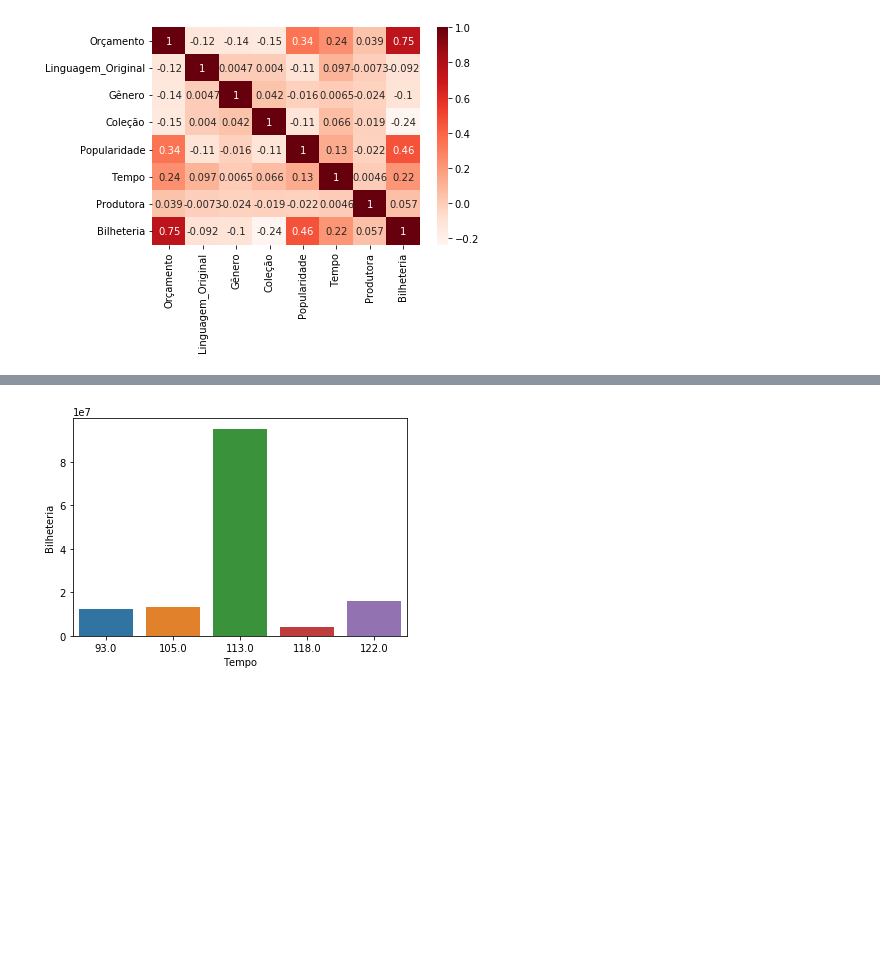
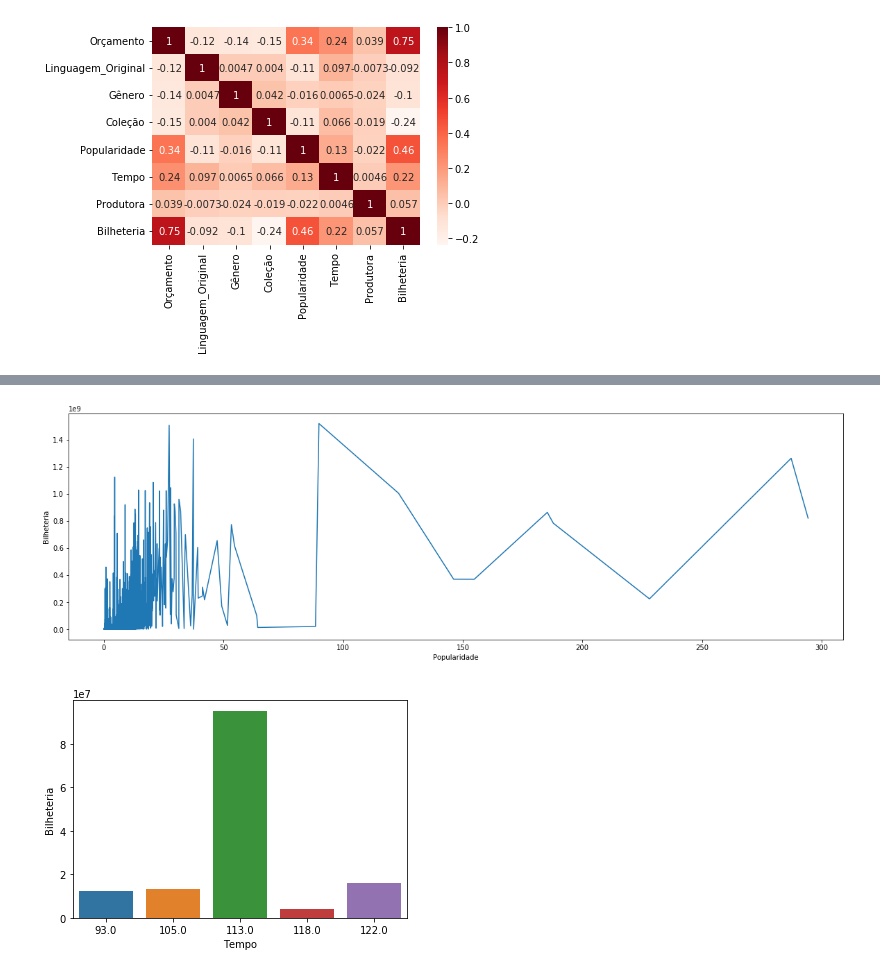
Before and after one commit to wagaojr/TrabalhoFinal-LingProg21.2, a Jupyter notebook: trabalho.ipynb, the cells around one changed output, grey strips where cells are left out. Drawn from its saved outputs; the diff is of its cells as text; code cells hidden in the pictures; blank space fills up the shorter version.

```diff
--- a/trabalho.ipynb
+++ b/trabalho.ipynb
@@ -426,3 +431,10 @@ sns.barplot(x="Popularidade",y="Bilheteria",data=treino[:50]);
+# %%
+# Embora seja menor e mais variável a influência da popularidade na bilheteria, ainda assim, é possível dizermos que existe uma tendência de maior bilheteria
+# conforme a popularidade do filme cresce
+fig_pop = sns.lineplot(x="Popularidade",y="Bilheteria",data=treino);
+fig_pop.figure.set_size_inches(20, 6)
+# %% [output]
+[figure, added]
 # %%
 #Aqui mostra o gráfico de Tempo x Bilheteria, onde os tempos que tende a mais ou menos o meio do gráfico são mais valorizados, nem muito, nem pouco
 sns.barplot(x="Tempo",y="Bilheteria",data=treino[:5]);
```
Also changed, not shown: parts of 10 cells of this notebook.
